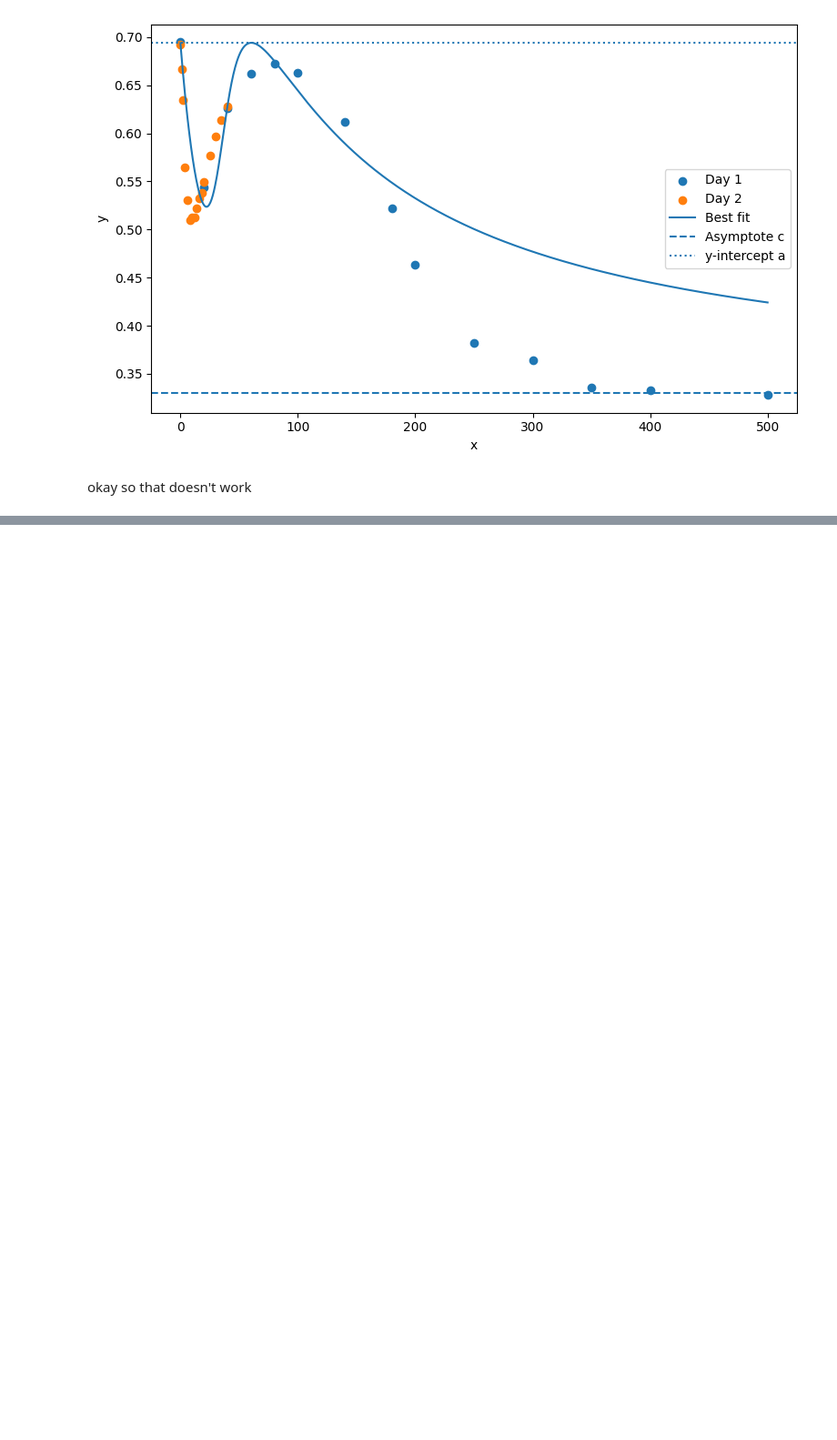
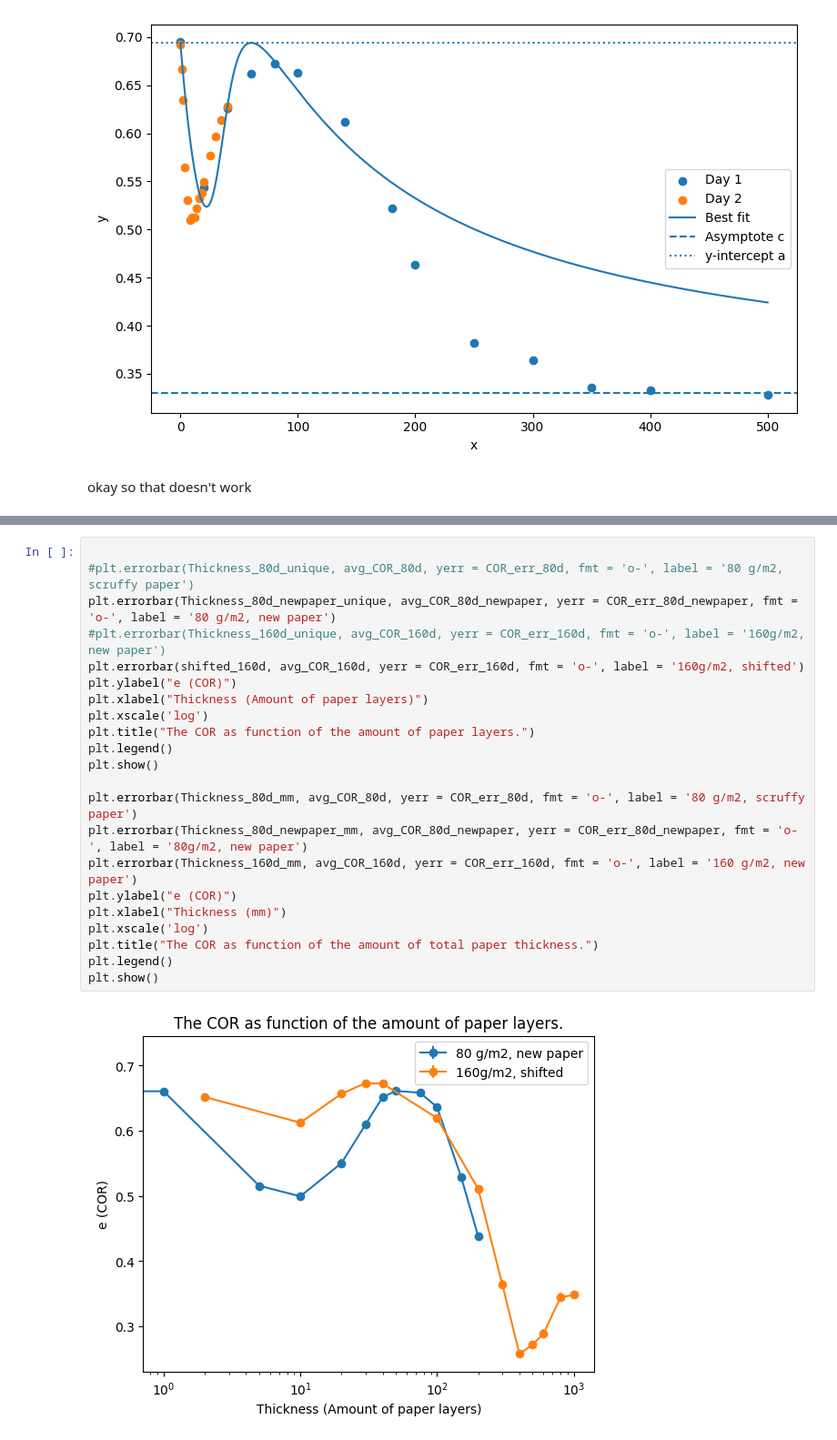
Before and after one commit to joshuadijksman/paperstack, a Jupyter notebook: Manou_version/code/Manou_Liesker_combinedata.ipynb, the cells around one changed output, grey strips where cells are left out. Shown at 91% size. Cells and saved outputs as stored; diff of their text form; blank space fills up the shorter version.

```diff
--- a/Manou_version/code/Manou_Liesker_combinedata.ipynb
+++ b/Manou_version/code/Manou_Liesker_combinedata.ipynb
@@ -630,0 +757,24 @@ okay so that doesn't work
+# %%
+
+#plt.errorbar(Thickness_80d_unique, avg_COR_80d, yerr = COR_err_80d, fmt = 'o-', label = '80 g/m2, scruffy paper')
+plt.errorbar(Thickness_80d_newpaper_unique, avg_COR_80d_newpaper, yerr = COR_err_80d_newpaper, fmt = 'o-', label = '80 g/m2, new paper')
+#plt.errorbar(Thickness_160d_unique, avg_COR_160d, yerr = COR_err_160d, fmt = 'o-', label = '160g/m2, new paper')
+plt.errorbar(shifted_160d, avg_COR_160d, yerr = COR_err_160d, fmt = 'o-', label = '160g/m2, shifted')
+plt.ylabel("e (COR)")
+plt.xlabel("Thickness (Amount of paper layers)")
+plt.xscale('log')
+plt.title("The COR as function of the amount of paper layers.")
+plt.legend()
+plt.show()
+
+plt.errorbar(Thickness_80d_mm, avg_COR_80d, yerr = COR_err_80d, fmt = 'o-', label = '80 g/m2, scruffy paper')
+plt.errorbar(Thickness_80d_newpaper_mm, avg_COR_80d_newpaper, yerr = COR_err_80d_newpaper, fmt = 'o-', label = '80g/m2, new paper')
+plt.errorbar(Thickness_160d_mm, avg_COR_160d, yerr = COR_err_160d, fmt = 'o-', label = '160 g/m2, new paper')
+plt.ylabel("e (COR)")
+plt.xlabel("Thickness (mm)")
+plt.xscale('log')
+plt.title("The COR as function of the amount of total paper thickness.")
+plt.legend()
+plt.show()
+# %% [output]
+[figure, added]
```
Also changed, not shown: parts of 4 cells of this notebook, 2 other files.
